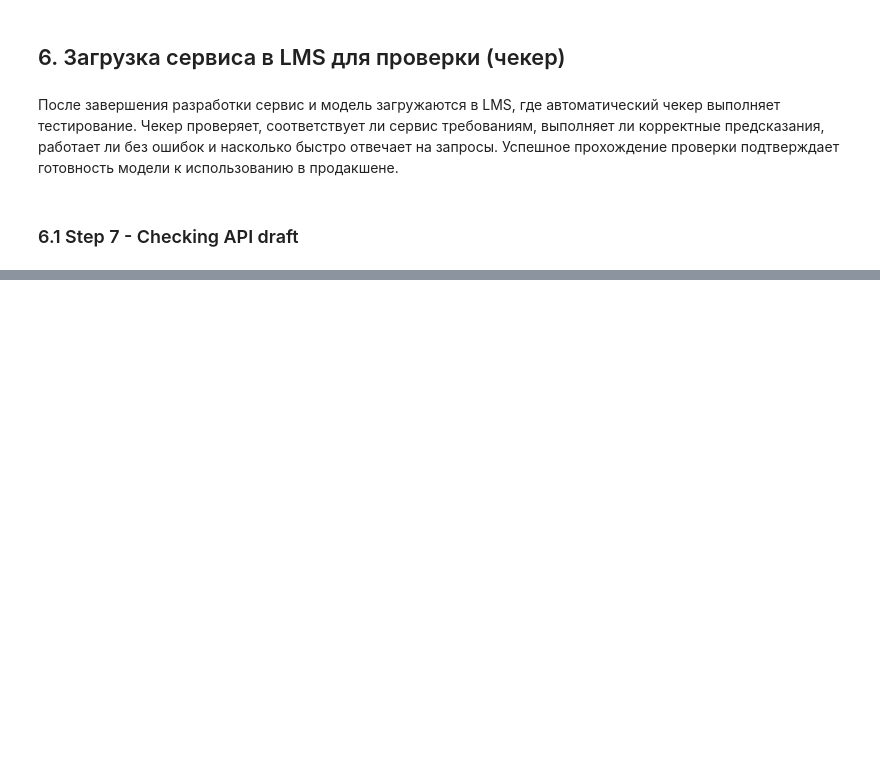
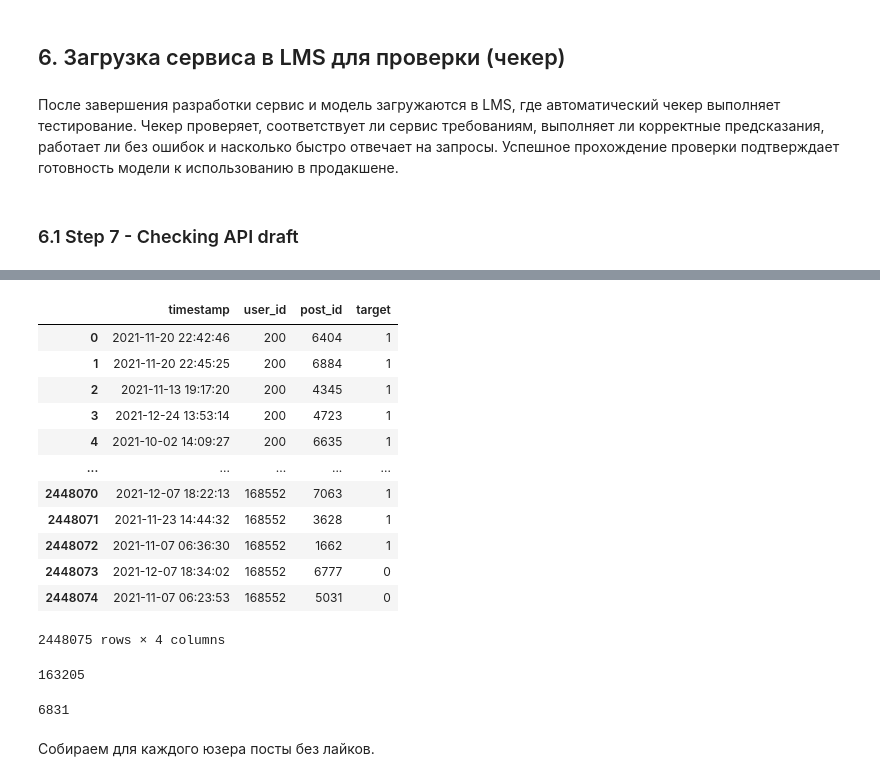
Before and after one commit to nktnlx/mle_course, a Jupyter notebook: 02_ml/22_rec_sys_project/22_rec_sys_project.ipynb, the cells around one changed output, grey strips where cells are left out. Saved outputs shown, nothing was run; the diff lists cells and outputs as text; code cells hidden in the pictures; blank space fills up the shorter version.

```diff
--- a/02_ml/22_rec_sys_project/22_rec_sys_project.ipynb
+++ b/02_ml/22_rec_sys_project/22_rec_sys_project.ipynb
@@ -884,0 +912,50 @@ def recommended_posts(
+# %%
+query = """
+SELECT
+  f.timestamp,
+  f.user_id,
+  f.post_id,
+  f.target
+FROM (
+  SELECT
+    fd.timestamp,
+    fd.user_id,
+    fd.post_id,
+    fd.target,
+    ROW_NUMBER() OVER(PARTITION BY fd.user_id ORDER BY fd.target DESC) rn
+  FROM
+    feed_data fd
+  WHERE
+    fd.action != 'like'
+) AS f
+WHERE
+  f.rn <=15
+"""
+# %%
+feed_df_likes = pd.read_sql(query, con=engine)
+# %%
+feed_df_likes
+# %% [output]
+|  | timestamp | user_id | post_id | target |
+| 0 | 2021-11-20 22:42:46 | 200 | 6404 | 1 |
+| 1 | 2021-11-20 22:45:25 | 200 | 6884 | 1 |
+| 2 | 2021-11-13 19:17:20 | 200 | 4345 | 1 |
+| 3 | 2021-12-24 13:53:14 | 200 | 4723 | 1 |
+| 4 | 2021-10-02 14:09:27 | 200 | 6635 | 1 |
+| ... | ... | ... | ... | ... |
+| 2448070 | 2021-12-07 18:22:13 | 168552 | 7063 | 1 |
+| 2448071 | 2021-11-23 14:44:32 | 168552 | 3628 | 1 |
+| 2448072 | 2021-11-07 06:36:30 | 168552 | 1662 | 1 |
+| 2448073 | 2021-12-07 18:34:02 | 168552 | 6777 | 0 |
+| 2448074 | 2021-11-07 06:23:53 | 168552 | 5031 | 0 |
+2448075 rows × 4 columns
+# %%
+feed_df_likes.user_id.nunique()
+# %% [output]
+163205
+# %%
+feed_df_likes.post_id.nunique()
+# %% [output]
+6831
+# %% [markdown]
+Собираем для каждого юзера посты без лайков.
```
Also changed, not shown: parts of 38 cells of this notebook.
